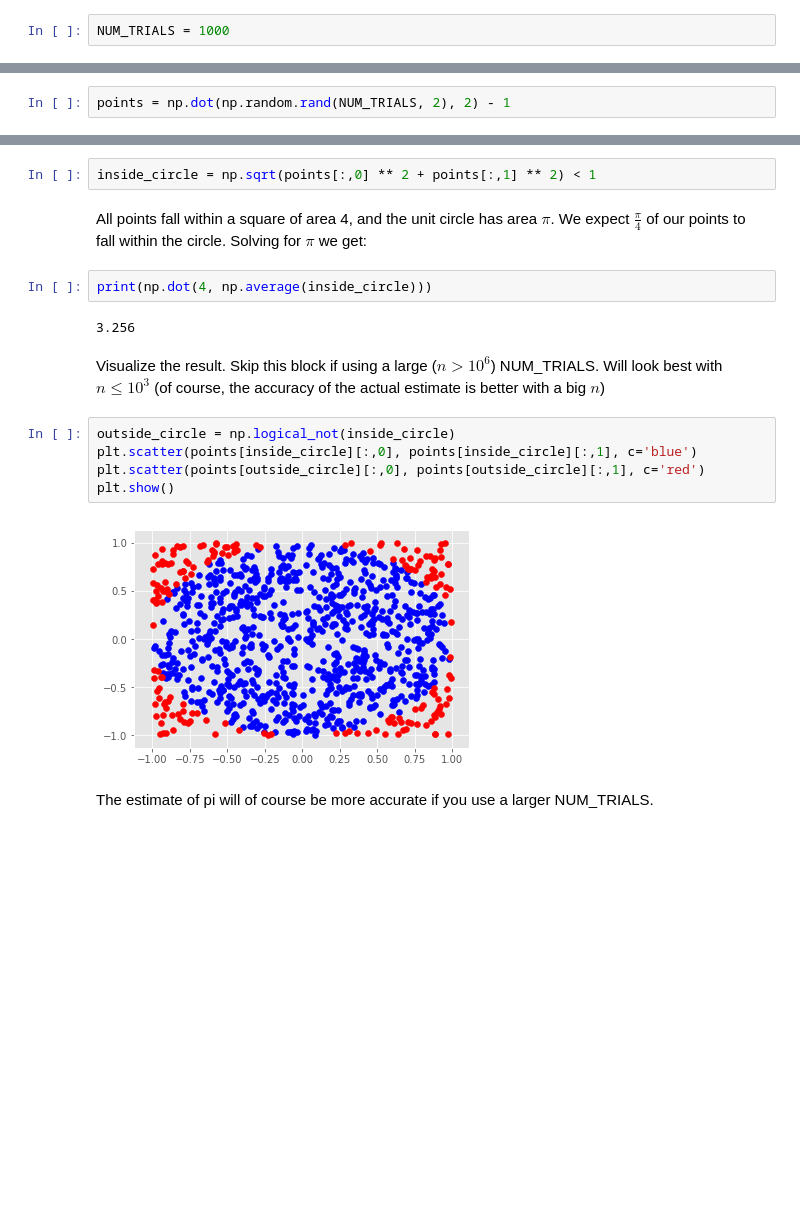
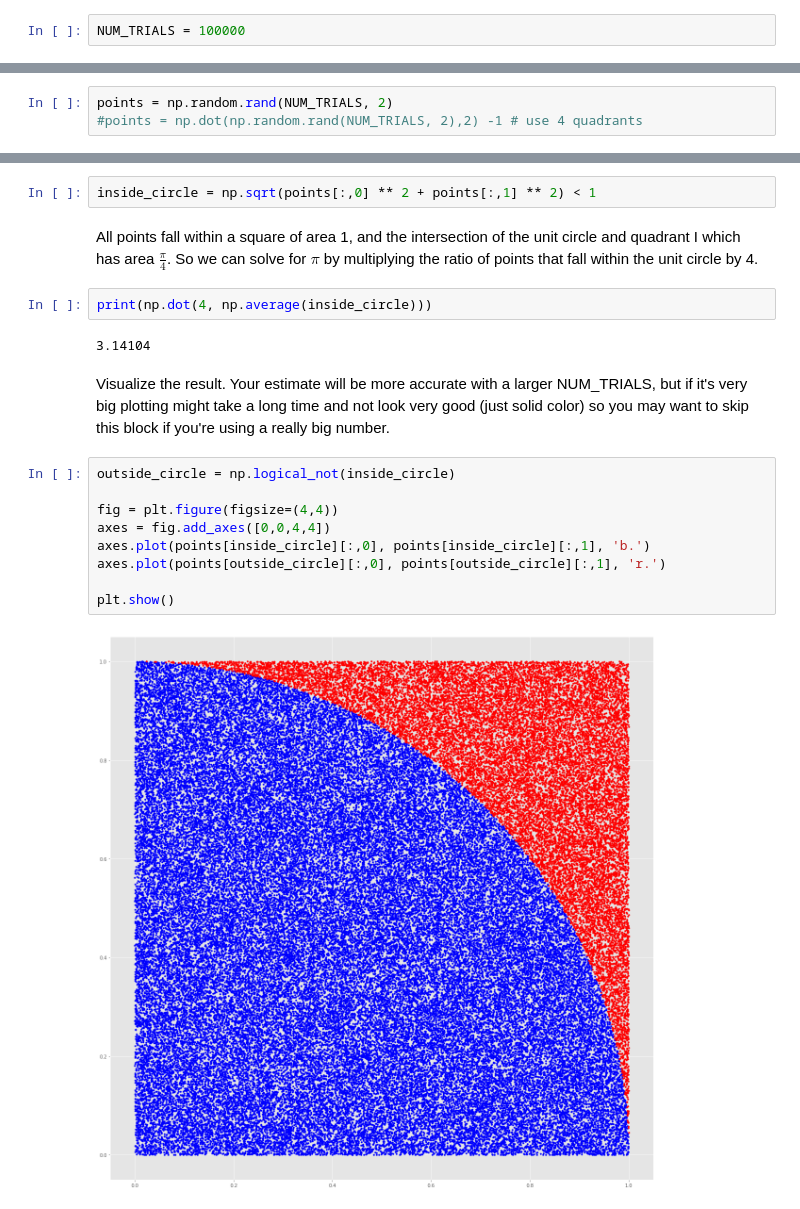
Before and after one commit to mkoo21/montecarlo, a Jupyter notebook: Pi.ipynb, the cells around one changed output, grey strips where cells are left out. Saved outputs shown, nothing was run; the diff lists cells and outputs as text; blank space fills up the shorter version.

Commit message:
just use a bigger figure for pi instead of fewer iterations

```diff
--- a/Pi.ipynb
+++ b/Pi.ipynb
@@ -5,4 +7,4 @@ plt.style.use('ggplot')
 # %% [markdown]
 We will use monte carlo simulation to empirically estimate the value of $\pi$.
 # %%
-NUM_TRIALS = 1000
+NUM_TRIALS = 100000
@@ -11,24 +15,27 @@ Generate NUM_TRIALS points within the square defined by corners $(-1,1), (1,1),
 # %%
-points = np.dot(np.random.rand(NUM_TRIALS, 2), 2) - 1
+points = np.random.rand(NUM_TRIALS, 2)
+#points = np.dot(np.random.rand(NUM_TRIALS, 2),2) -1 # use 4 quadrants
 # %% [markdown]
 Find which points fall within the unit circle.
 # %%
 inside_circle = np.sqrt(points[:,0] ** 2 + points[:,1] ** 2) < 1
 # %% [markdown]
-All points fall within a square of area 4, and the unit circle has area $\pi$.
-We expect $\frac{\pi}{4}$ of our points to fall within the circle. Solving for $\pi$ we get:
+All points fall within a square of area 1, and the intersection of the unit circle and quadrant I which has area $\frac{\pi}{4}$.
+So we can solve for $\pi$ by multiplying the ratio of points that fall within the unit circle by 4.
 # %%
 print(np.dot(4, np.average(inside_circle)))
 # %% [output]
-3.256
+3.14104
-# %% [markdown]
-Visualize the result. Skip this block if using a large ($n > 10^6$) NUM_TRIALS. Will look best with $n \leq 10^3$ (of course, the accuracy of the actual estimate is better with a big $n$)
+# %% [markdown]
+Visualize the result. Your estimate will be more accurate with a larger NUM_TRIALS, but if it's very big plotting might take a long time and not look very good (just solid color) so you may want to skip this block if you're using a really big number.
 # %%
 outside_circle = np.logical_not(inside_circle)
-plt.scatter(points[inside_circle][:,0], points[inside_circle][:,1], c='blue')
-plt.scatter(points[outside_circle][:,0], points[outside_circle][:,1], c='red')
+
+fig = plt.figure(figsize=(4,4))
+axes = fig.add_axes([0,0,4,4])
+axes.plot(points[inside_circle][:,0], points[inside_circle][:,1], 'b.')
+axes.plot(points[outside_circle][:,0], points[outside_circle][:,1], 'r.')
+
 plt.show()
 # %% [output]
-[figure, old version]
+[figure, new version]
-# %% [markdown]
-The estimate of pi will of course be more accurate if you use a larger NUM_TRIALS.
```
Also changed, not shown: parts of 3 cells of this notebook.
